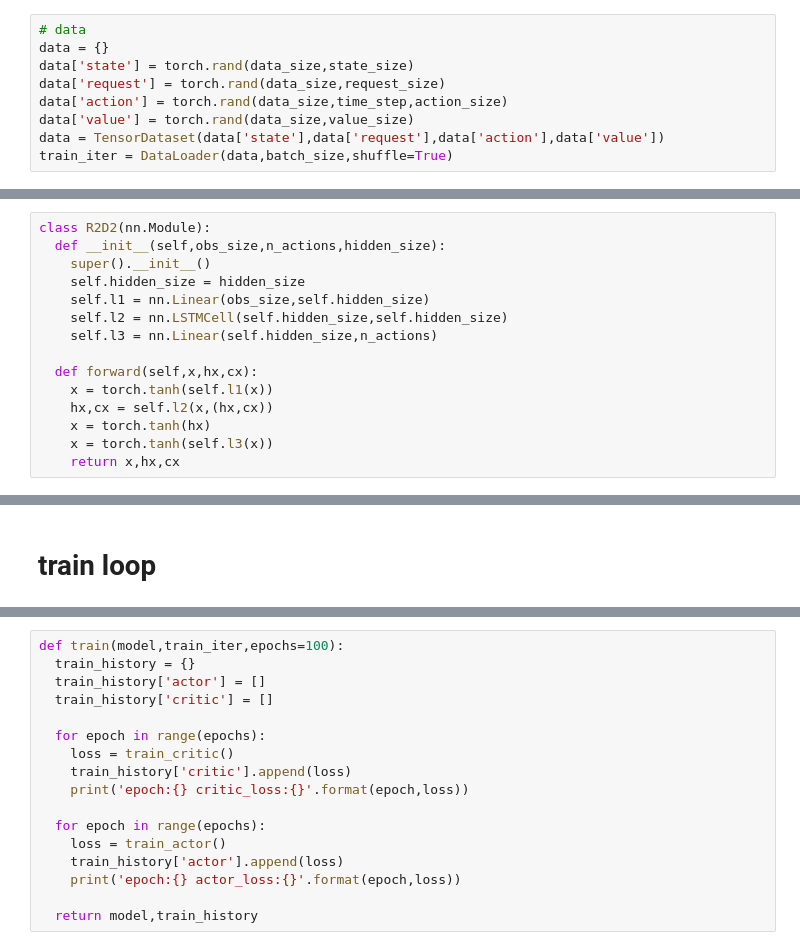
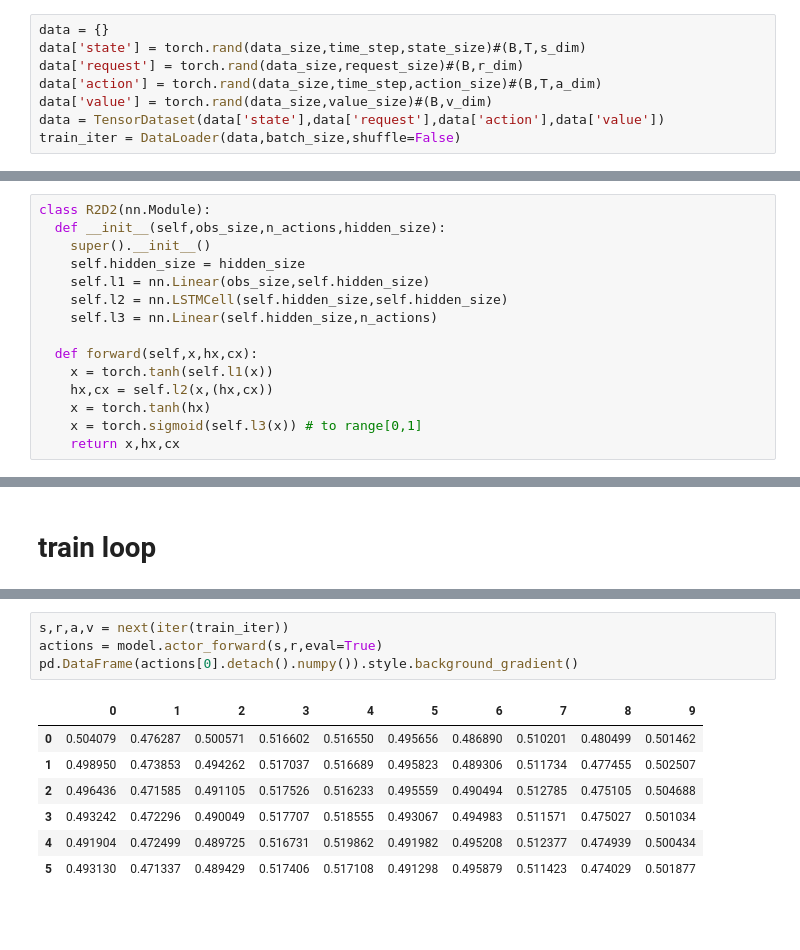
Before and after one commit to skywalker0803r/deep-learning-ian-goodfellow, a Jupyter notebook: offline DDPG general form.ipynb, the cells around one changed output, grey strips where cells are left out. Drawn from its saved outputs; the diff is of its cells as text; blank space fills up the shorter version.

```diff
--- a/offline DDPG general form.ipynb
+++ b/offline DDPG general form.ipynb
@@ -19,9 +23,8 @@ time_step = 6 #['時間窗格']
 # %%
-# data
 data = {}
-data['state'] = torch.rand(data_size,state_size)
-data['request'] = torch.rand(data_size,request_size)
-data['action'] = torch.rand(data_size,time_step,action_size)
-data['value'] = torch.rand(data_size,value_size)
+data['state'] = torch.rand(data_size,time_step,state_size)#(B,T,s_dim)
+data['request'] = torch.rand(data_size,request_size)#(B,r_dim)
+data['action'] = torch.rand(data_size,time_step,action_size)#(B,T,a_dim)
+data['value'] = torch.rand(data_size,value_size)#(B,v_dim)
 data = TensorDataset(data['state'],data['request'],data['action'],data['value'])
-train_iter = DataLoader(data,batch_size,shuffle=True)
+train_iter = DataLoader(data,batch_size,shuffle=False)
@@ -38,5 +43,5 @@ class R2D2(nn.Module):
     x = torch.tanh(self.l1(x))
     hx,cx = self.l2(x,(hx,cx))
     x = torch.tanh(hx)
-    x = torch.tanh(self.l3(x))
+    x = torch.sigmoid(self.l3(x)) # to range[0,1]
     return x,hx,cx
@@ -135,20 +172,15 @@ def train_actor():
-# %%
-def train(model,train_iter,epochs=100):
-  train_history = {}
-  train_history['actor'] = []
-  train_history['critic'] = []
-
-  for epoch in range(epochs):
-    loss = train_critic()
-    train_history['critic'].append(loss)
-    print('epoch:{} critic_loss:{}'.format(epoch,loss))
-
-  for epoch in range(epochs):
-    loss = train_actor()
-    train_history['actor'].append(loss)
-    print('epoch:{} actor_loss:{}'.format(epoch,loss))
-
-  return model,train_history
+# %%
+s,r,a,v = next(iter(train_iter))
+actions = model.actor_forward(s,r,eval=True)
+pd.DataFrame(actions[0].detach().numpy()).style.background_gradient()
+# %% [output]
+|  | 0 | 1 | 2 | 3 | 4 | 5 | 6 | 7 | 8 | 9 |
+| 0 | 0.504079 | 0.476287 | 0.500571 | 0.516602 | 0.516550 | 0.495656 | 0.486890 | 0.510201 | 0.480499 | 0.501462 |
+| 1 | 0.498950 | 0.473853 | 0.494262 | 0.517037 | 0.516689 | 0.495823 | 0.489306 | 0.511734 | 0.477455 | 0.502507 |
+| 2 | 0.496436 | 0.471585 | 0.491105 | 0.517526 | 0.516233 | 0.495559 | 0.490494 | 0.512785 | 0.475105 | 0.504688 |
+| 3 | 0.493242 | 0.472296 | 0.490049 | 0.517707 | 0.518555 | 0.493067 | 0.494983 | 0.511571 | 0.475027 | 0.501034 |
+| 4 | 0.491904 | 0.472499 | 0.489725 | 0.516731 | 0.519862 | 0.491982 | 0.495208 | 0.512377 | 0.474939 | 0.500434 |
+| 5 | 0.493130 | 0.471337 | 0.489429 | 0.517406 | 0.517108 | 0.491298 | 0.495879 | 0.511423 | 0.474029 | 0.501877 |
 # %%
 model,train_history = train(model,train_iter,epochs=100)
 # %% [output]
```
Also changed, not shown: parts of 14 cells of this notebook.
